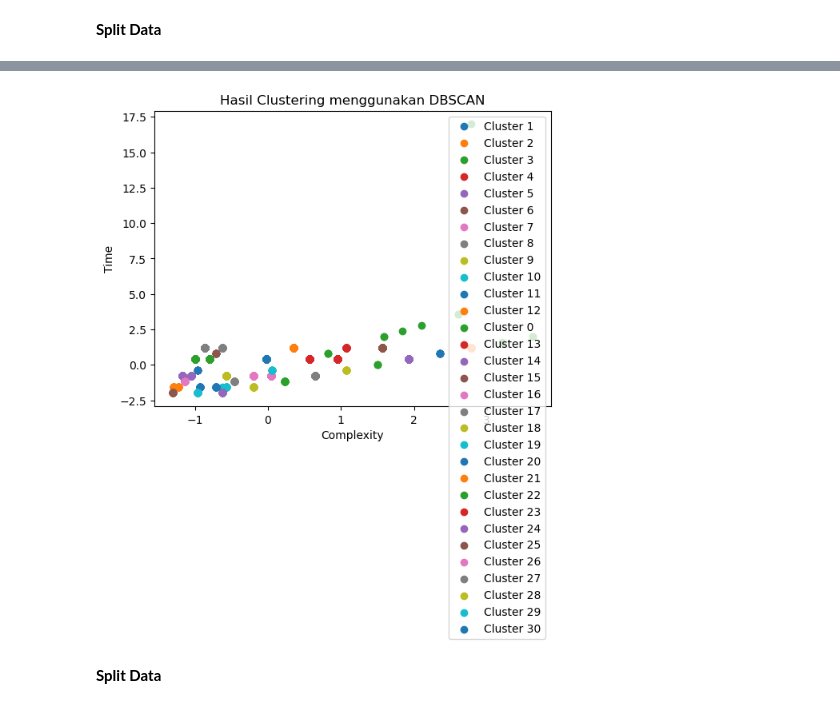
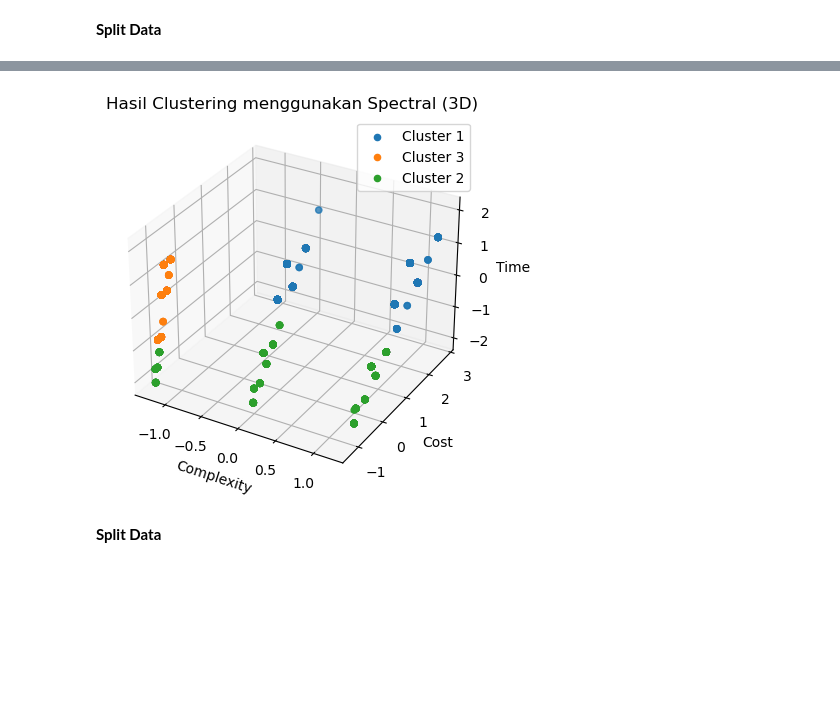
Before and after one commit to Jordan-18/PPL-CS-Prioritization-, a Jupyter notebook: #preprocess.split-data.clustering.ipynb, the cells around one changed output, grey strips where cells are left out. Cells and saved outputs as stored; diff of their text form; code cells hidden in the pictures; blank space fills up the shorter version.

```diff
--- a/#preprocess.split-data.clustering.ipynb
+++ b/#preprocess.split-data.clustering.ipynb
@@ -26,0 +40,2 @@ Total Data is 3314
+# %%
+dataset.dropna(inplace=True)
@@ -28,7 +58,6 @@ Total Data is 3314
 # **Preprocess Data**
 # %%
 label_encoder = LabelEncoder()
-dataset["B_Req"] = label_encoder.fit_transform(dataset["B_Req"])
 dataset["R_Priority"] = label_encoder.fit_transform(dataset["R_Priority"])
 # %%
 dataset["FP"] = dataset["FP"].apply(lambda x: len(x.split(",")))
@@ -146,12 +177,10 @@ dataset.drop(['Class'], axis=1, inplace=True)
-# %%
-from sklearn.cluster import DBSCAN
-
-# Menerapkan DBSCAN
-dbscan = DBSCAN(eps=0.3, min_samples=5)
-dbscan.fit(X)
-
-# Menambahkan label kelompok ke dalam dataset
-dataset['Class'] = dbscan.labels_
+# %%
+from sklearn.cluster import SpectralClustering
+
+spectral_clustering = SpectralClustering(n_clusters=3, eigen_solver='arpack', affinity="rbf")
+spectral_clustering.fit(X)
+
+dataset['Class'] = spectral_clustering.labels_
 # %%
 silhouette = silhouette_score(X, dataset['Class'])
 print(f"Score: {silhouette}")
@@ -160,19 +189,23 @@ Score: 0.934145751454019
 # %%
+fig = plt.figure()
+ax = fig.add_subplot(111, projection='3d')
+
 for cluster_num in dataset['Class'].unique():
     cluster_data = dataset[dataset['Class'] == cluster_num]
-    plt.scatter(
-        # cluster_data['Complexity'],
+    ax.scatter(
+        cluster_data['Complexity'],
         cluster_data['Cost'],
         cluster_data['Time'],
         label=f'Cluster {cluster_num + 1}')
 
-plt.xlabel('Complexity')
-plt.ylabel('Time')
-plt.legend()
-plt.title('Hasil Clustering menggunakan DBSCAN')
+ax.set_xlabel('Complexity')
+ax.set_ylabel('Cost')
+ax.set_zlabel('Time')
+ax.legend()
+plt.title('Hasil Clustering menggunakan Spectral (3D)')
 plt.show()
 # %% [output]
-[figure, old version]
+[figure, new version]
 # %% [markdown]
 **Split Data**
 # %%
```
Also changed, not shown: parts of 18 cells of this notebook, 26 other files.
